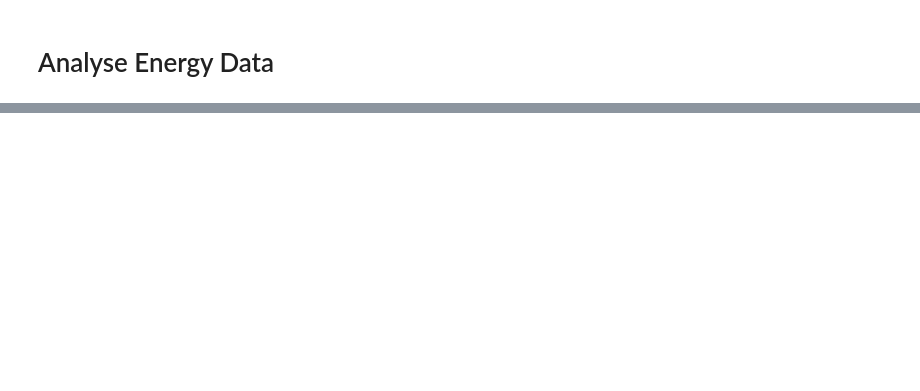
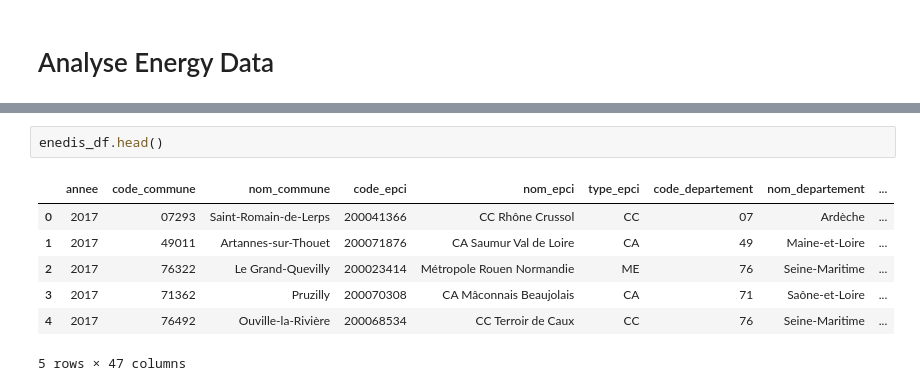
Before and after one commit to mamadcamzis/tarification_electrique, a Jupyter notebook: notebooks/analyse-energy-data.ipynb, the cells around one changed output, grey strips where cells are left out. Drawn from its saved outputs; the diff is of its cells as text; blank space fills up the shorter version.

```diff
--- a/notebooks/analyse-energy-data.ipynb
+++ b/notebooks/analyse-energy-data.ipynb
@@ -73,0 +141,10 @@ enedis_df.annee.value_counts()
+# %%
+enedis_df.head()
+# %% [output]
+|  | annee | code_commune | nom_commune | code_epci | nom_epci | type_epci | code_departement | nom_departement | ... |
+| 0 | 2017 | 07293 | Saint-Romain-de-Lerps | 200041366 | CC Rhône Crussol | CC | 07 | Ardèche | ... |
+| 1 | 2017 | 49011 | Artannes-sur-Thouet | 200071876 | CA Saumur Val de Loire | CA | 49 | Maine-et-Loire | ... |
+| 2 | 2017 | 76322 | Le Grand-Quevilly | 200023414 | Métropole Rouen Normandie | ME | 76 | Seine-Maritime | ... |
+| 3 | 2017 | 71362 | Pruzilly | 200070308 | CA Mâconnais Beaujolais | CA | 71 | Saône-et-Loire | ... |
+| 4 | 2017 | 76492 | Ouville-la-Rivière | 200068534 | CC Terroir de Caux | CC | 76 | Seine-Maritime | ... |
+5 rows × 47 columns
```
Also changed, not shown: parts of 13 cells of this notebook.
